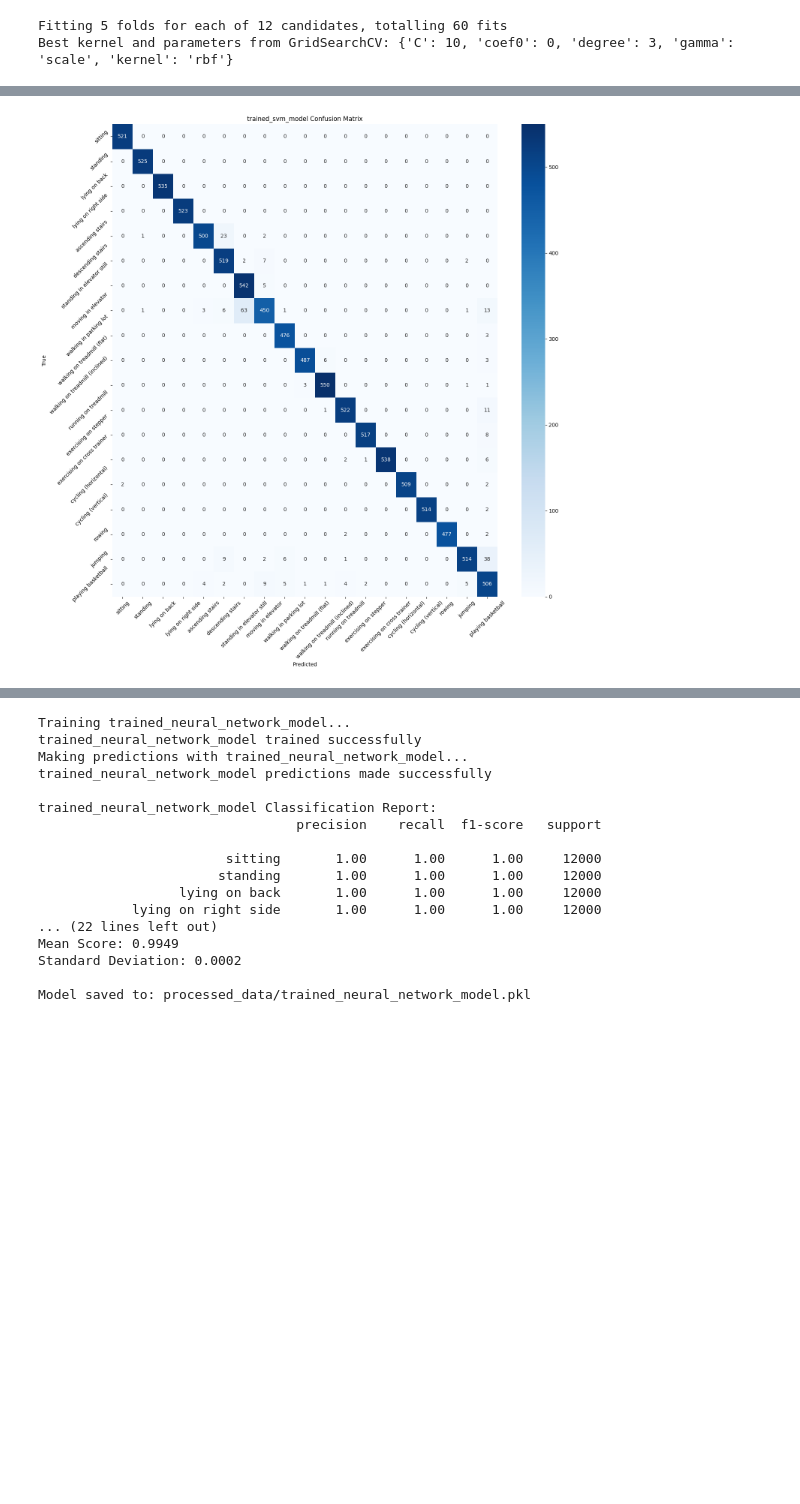
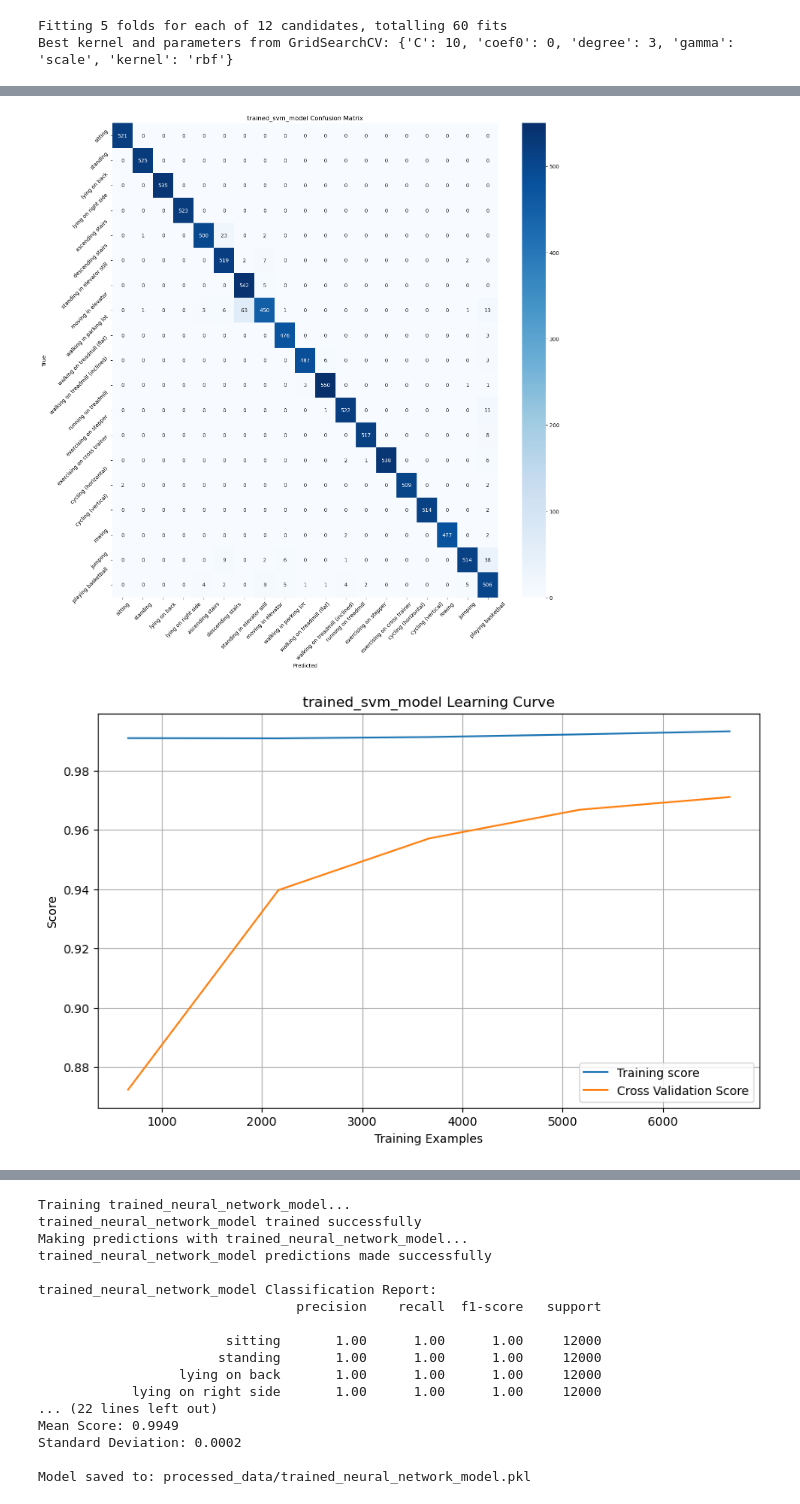
Before and after one commit to lpam-sd/AAI_501_Activity_Classification, a Jupyter notebook: step_3_model_training.ipynb, the cells around one changed output, grey strips where cells are left out. Drawn from its saved outputs; the diff is of its cells as text; code cells hidden in the pictures; blank space fills up the shorter version.

```diff
--- a/step_3_model_training.ipynb
+++ b/step_3_model_training.ipynb
@@ -238,7 +238,7 @@ svm_model, cross_val_scores = train_and_evaluate_model(
     y_test[:subset_size],
     "trained_svm_model"
 )
-cv_results['SVM'] = cross_val_scores
+cv_results['SVM Untuned'] = cross_val_scores
 # %% [output]
 Training SVM on subset of data...
 
@@ -294,7 +294,7 @@ from sklearn.svm import SVC
 print("\nTraining SVM on subset of data...")
 subset_size = 10000
 svm_model = SVC(kernel='rbf', random_state=42, C=10.0,gamma='scale',probability=True) # kernel='rbf', C=10.0
-svm_model = train_and_evaluate_model(
+svm_model, cross_val_scores  = train_and_evaluate_model(
     svm_model,
     X_train[:subset_size],
     X_test[:subset_size],
@@ -302,6 +302,7 @@ svm_model = train_and_evaluate_model(
     y_test[:subset_size],
     "trained_svm_model"
 )
+cv_results['SVM Tuned'] = cross_val_scores
 # %% [output]
 Training SVM on subset of data...
 
@@ -321,3 +322,4 @@ trained_svm_model Classification Report:
 
 Model saved to: processed_data/trained_svm_model.pkl
 [figure]
+[figure, added]
```
Also changed, not shown: parts of 3 cells of this notebook.
